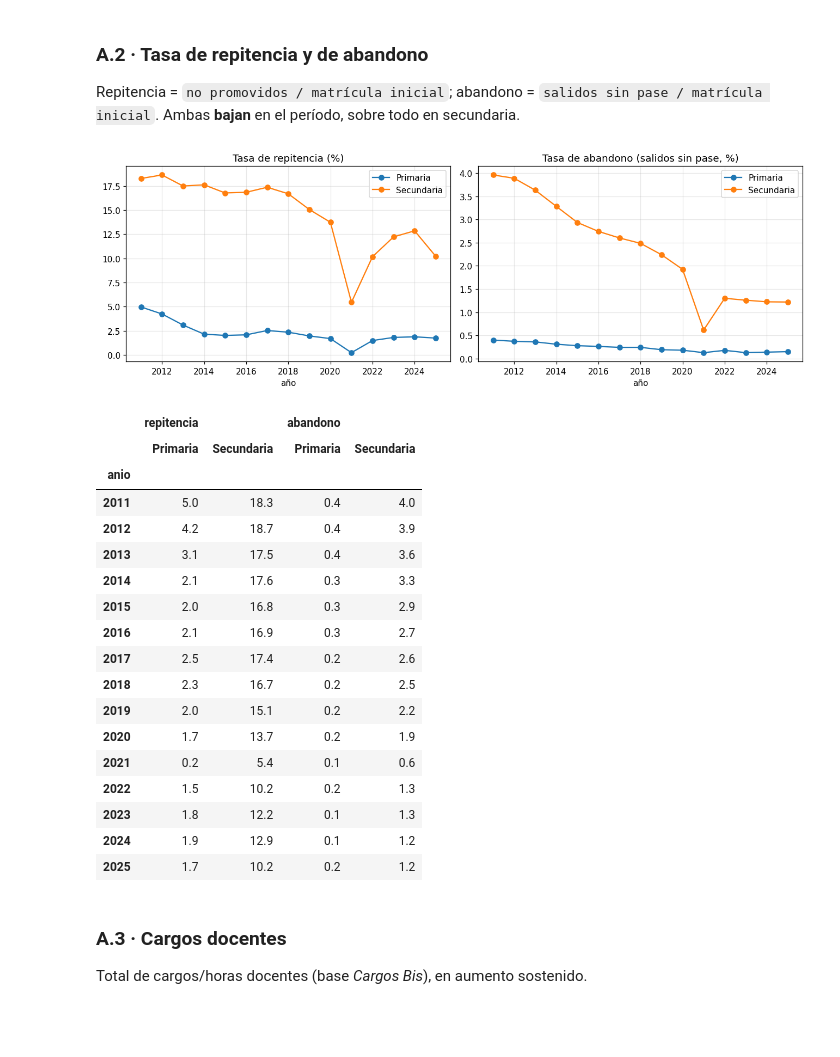
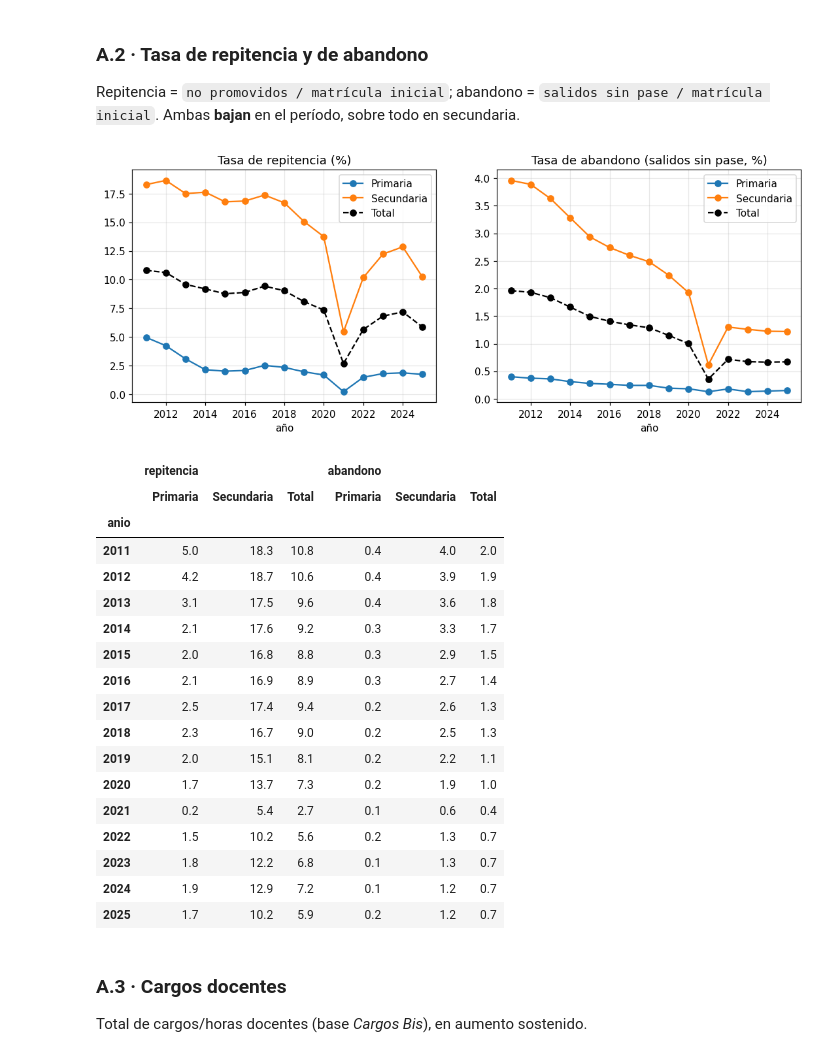
Before and after one commit to santiagoriverti/analisis_pruebas_aprender, a Jupyter notebook: 01_analisis.ipynb, the cells around one changed output. Cells and saved outputs as stored; diff of their text form; code cells hidden in the pictures; blank space fills up the shorter version.

```diff
--- a/01_analisis.ipynb
+++ b/01_analisis.ipynb
@@ -41,6 +41,15 @@ else:
 assert os.path.isdir(os.path.join(OUT, 'aprender_long')), (
     f'No encuentro el dataset en {OUT}. Corré primero 00_consolidacion.ipynb.')
 plt.rcParams['figure.dpi'] = 110
+
+# Carpeta donde se guardan los gráficos en alta resolución (300 dpi) para descargar al final
+GRAF = os.path.abspath('graficos_trayectorias'); os.makedirs(GRAF, exist_ok=True)
+_figs = []  # registro de gráficos generados
+def guardar(fig, nombre):
+    ruta = os.path.join(GRAF, nombre + '.png')
+    fig.savefig(ruta, dpi=300, bbox_inches='tight')
+    _figs.append(nombre); return fig
 print('Datos consolidados en:', OUT)
+print('Los gráficos (300 dpi) se guardarán en:', GRAF)
 # %% [output]
 Datos consolidados en: C:\Users\sriverti\Desktop\INECO\Repositorios\analisis_pruebas_aprender\datos_consolidados
@@ -53,8 +63,8 @@ def cargar_ra(base):
 def cargar_aprender(anio, cols=None):
     return pd.read_parquet(os.path.join(OUT, 'aprender_long', f'anio={anio}'), columns=cols)
 
-# --- RA: sumar columnas por año de estudio (rangos: primaria 1-6, secundaria 7-12) ---
-PRIM, SEC = range(1, 7), range(7, 13)
+# --- RA: sumar columnas por año de estudio (rangos: primaria 1-6, secundaria 7-12, total 1-12) ---
+PRIM, SEC, TOTAL = range(1, 7), range(7, 13), range(1, 13)
 def suma_anios(df, prefijo, anios_estudio):
     cols = [f'{prefijo}_{i}' for i in anios_estudio if f'{prefijo}_{i}' in df.columns]
     return df.groupby('anio')[cols].sum().sum(axis=1)
@@ -163,33 +176,33 @@ plt.tight_layout(); plt.show()
 Repitencia = `no promovidos / matrícula inicial`; abandono = `salidos sin pase / matrícula inicial`.
 Ambas **bajan** en el período, sobre todo en secundaria.
 # %%
-rep = pd.DataFrame({'Primaria': tasa(tr, 'nopromo', PRIM), 'Secundaria': tasa(tr, 'nopromo', SEC)})
-aba = pd.DataFrame({'Primaria': tasa(tr, 'ssp', PRIM), 'Secundaria': tasa(tr, 'ssp', SEC)})
+rep = pd.DataFrame({'Primaria': tasa(tr,'nopromo',PRIM), 'Secundaria': tasa(tr,'nopromo',SEC), 'Total': tasa(tr,'nopromo',TOTAL)})
+aba = pd.DataFrame({'Primaria': tasa(tr,'ssp',PRIM), 'Secundaria': tasa(tr,'ssp',SEC), 'Total': tasa(tr,'ssp',TOTAL)})
 fig, ax = plt.subplots(1, 2, figsize=(12,4.2), sharex=True)
-rep.plot(marker='o', ax=ax[0], title='Tasa de repitencia (%)'); ax[0].grid(alpha=.3); ax[0].set_xlabel('año')
-aba.plot(marker='o', ax=ax[1], title='Tasa de abandono (salidos sin pase, %)'); ax[1].grid(alpha=.3); ax[1].set_xlabel('año')
-plt.tight_layout(); plt.show()
+rep.plot(marker='o', ax=ax[0], style={'Total':'k--o'}, title='Tasa de repitencia (%)'); ax[0].grid(alpha=.3); ax[0].set_xlabel('año')
+aba.plot(marker='o', ax=ax[1], style={'Total':'k--o'}, title='Tasa de abandono (salidos sin pase, %)'); ax[1].grid(alpha=.3); ax[1].set_xlabel('año')
+guardar(fig, 'A2_repitencia_abandono'); plt.show()
 pd.concat({'repitencia': rep.round(1), 'abandono': aba.round(1)}, axis=1)
 # %% [output]
-[figure, old version]
+[figure, new version]
-|  | repitencia |  | abandono |  |
-|  | Primaria | Secundaria | Primaria | Secundaria |
-| anio |  |  |  |  |
-| 2011 | 5.0 | 18.3 | 0.4 | 4.0 |
-| 2012 | 4.2 | 18.7 | 0.4 | 3.9 |
-| 2013 | 3.1 | 17.5 | 0.4 | 3.6 |
-| 2014 | 2.1 | 17.6 | 0.3 | 3.3 |
-| 2015 | 2.0 | 16.8 | 0.3 | 2.9 |
-| 2016 | 2.1 | 16.9 | 0.3 | 2.7 |
-| 2017 | 2.5 | 17.4 | 0.2 | 2.6 |
-| 2018 | 2.3 | 16.7 | 0.2 | 2.5 |
-| 2019 | 2.0 | 15.1 | 0.2 | 2.2 |
-| 2020 | 1.7 | 13.7 | 0.2 | 1.9 |
-| 2021 | 0.2 | 5.4 | 0.1 | 0.6 |
-| 2022 | 1.5 | 10.2 | 0.2 | 1.3 |
-| 2023 | 1.8 | 12.2 | 0.1 | 1.3 |
-| 2024 | 1.9 | 12.9 | 0.1 | 1.2 |
-| 2025 | 1.7 | 10.2 | 0.2 | 1.2 |
+|  | repitencia |  |  | abandono |  |  |
+|  | Primaria | Secundaria | Total | Primaria | Secundaria | Total |
+| anio |  |  |  |  |  |  |
+| 2011 | 5.0 | 18.3 | 10.8 | 0.4 | 4.0 | 2.0 |
+| 2012 | 4.2 | 18.7 | 10.6 | 0.4 | 3.9 | 1.9 |
+| 2013 | 3.1 | 17.5 | 9.6 | 0.4 | 3.6 | 1.8 |
+| 2014 | 2.1 | 17.6 | 9.2 | 0.3 | 3.3 | 1.7 |
+| 2015 | 2.0 | 16.8 | 8.8 | 0.3 | 2.9 | 1.5 |
+| 2016 | 2.1 | 16.9 | 8.9 | 0.3 | 2.7 | 1.4 |
+| 2017 | 2.5 | 17.4 | 9.4 | 0.2 | 2.6 | 1.3 |
+| 2018 | 2.3 | 16.7 | 9.0 | 0.2 | 2.5 | 1.3 |
+| 2019 | 2.0 | 15.1 | 8.1 | 0.2 | 2.2 | 1.1 |
+| 2020 | 1.7 | 13.7 | 7.3 | 0.2 | 1.9 | 1.0 |
+| 2021 | 0.2 | 5.4 | 2.7 | 0.1 | 0.6 | 0.4 |
+| 2022 | 1.5 | 10.2 | 5.6 | 0.2 | 1.3 | 0.7 |
+| 2023 | 1.8 | 12.2 | 6.8 | 0.1 | 1.3 | 0.7 |
+| 2024 | 1.9 | 12.9 | 7.2 | 0.1 | 1.2 | 0.7 |
+| 2025 | 1.7 | 10.2 | 5.9 | 0.2 | 1.2 | 0.7 |
 # %% [markdown]
 ### A.3 · Cargos docentes
 Total de cargos/horas docentes (base *Cargos Bis*), en aumento sostenido.
```
Also changed, not shown: parts of 8 cells of this notebook, 4 other files.
